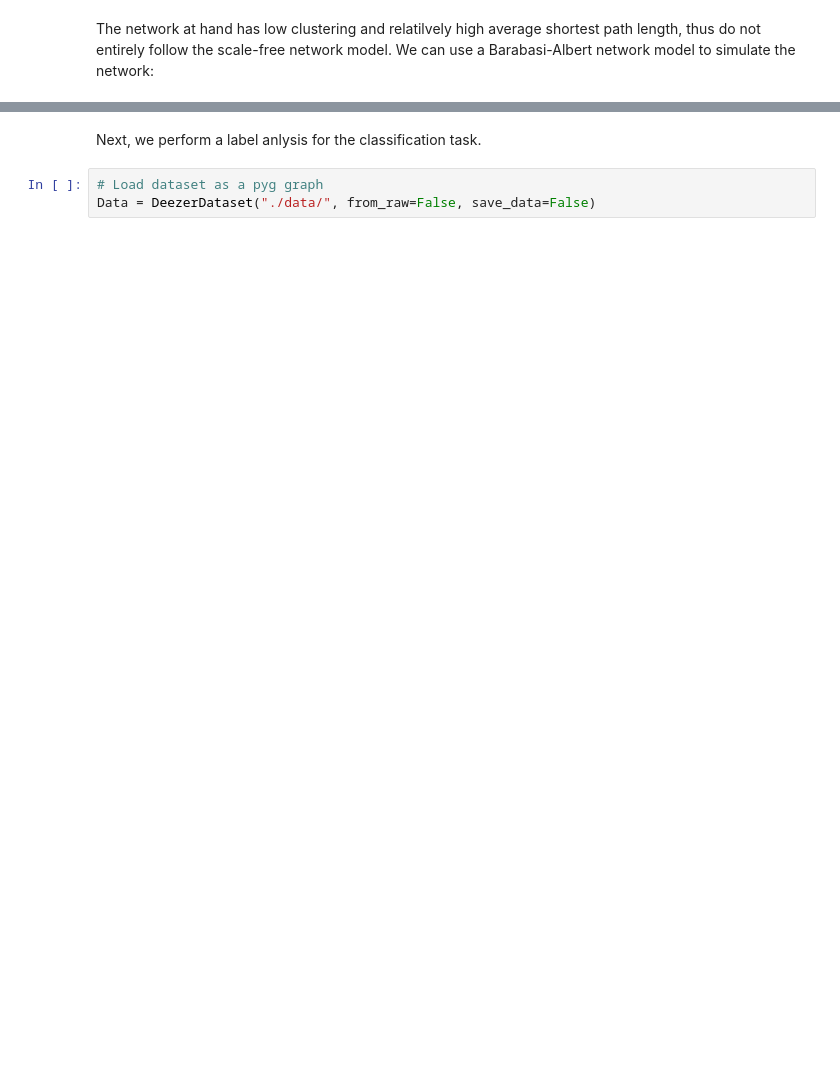
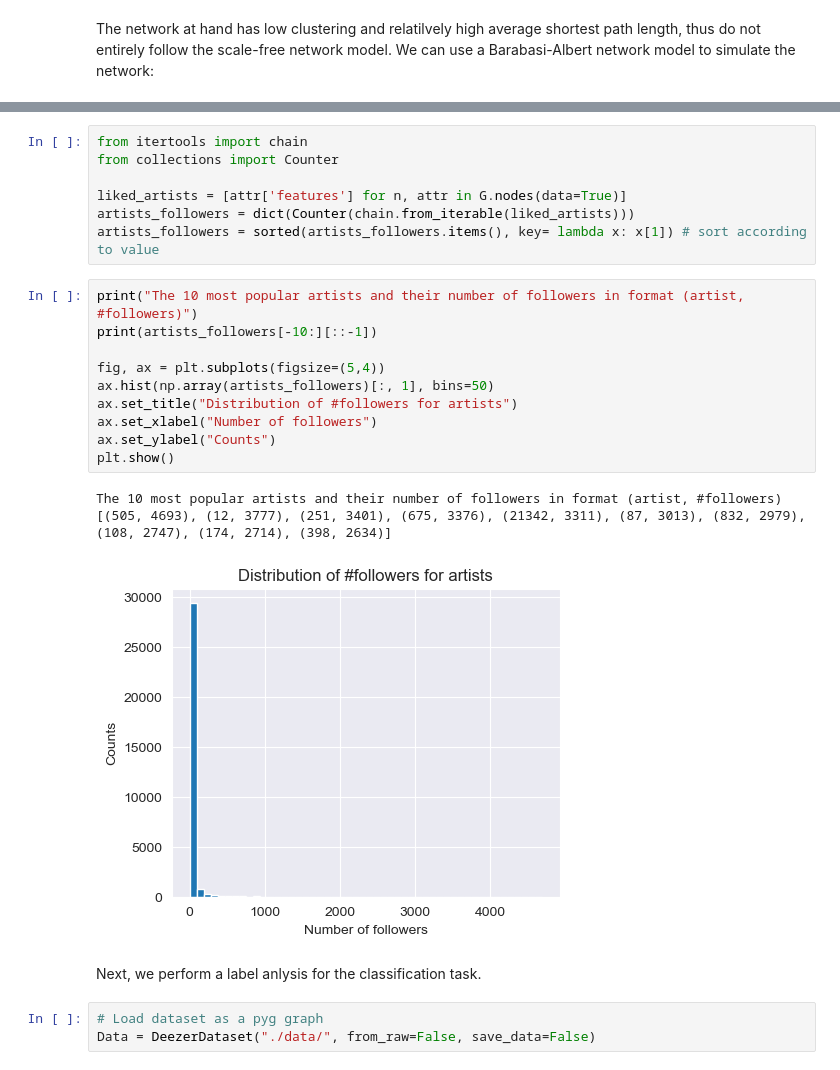
Before and after one commit to Weijiang-Xiong/NML23-Project, a Jupyter notebook: Presentation.ipynb, the cells around one changed output, grey strips where cells are left out. Cells and saved outputs as stored; diff of their text form; blank space fills up the shorter version.

```diff
--- a/Presentation.ipynb
+++ b/Presentation.ipynb
@@ -87,3 +96,24 @@ plt.show()
+# %%
+from itertools import chain
+from collections import Counter
+
+liked_artists = [attr['features'] for n, attr in G.nodes(data=True)]
+artists_followers = dict(Counter(chain.from_iterable(liked_artists)))
+artists_followers = sorted(artists_followers.items(), key= lambda x: x[1]) # sort according to value
+# %%
+print("The 10 most popular artists and their number of followers in format (artist, #followers)")
+print(artists_followers[-10:][::-1])
+
+fig, ax = plt.subplots(figsize=(5,4))
+ax.hist(np.array(artists_followers)[:, 1], bins=50)
+ax.set_title("Distribution of #followers for artists")
+ax.set_xlabel("Number of followers")
+ax.set_ylabel("Counts")
+plt.show()
+# %% [output]
+The 10 most popular artists and their number of followers in format (artist, #followers)
+[(505, 4693), (12, 3777), (251, 3401), (675, 3376), (21342, 3311), (87, 3013), (832, 2979), (108, 2747), (174, 2714), (398, 2634)]
+[figure, added]
 # %% [markdown]
 Next, we perform a label anlysis for the classification task.
 # %%
```
Also changed, not shown: parts of 8 cells of this notebook.
